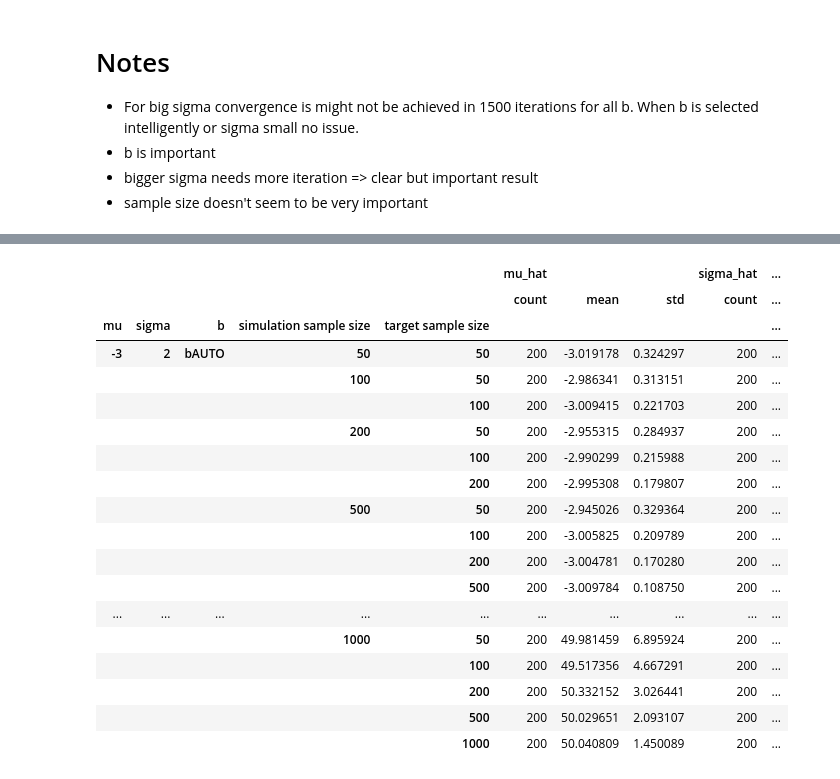
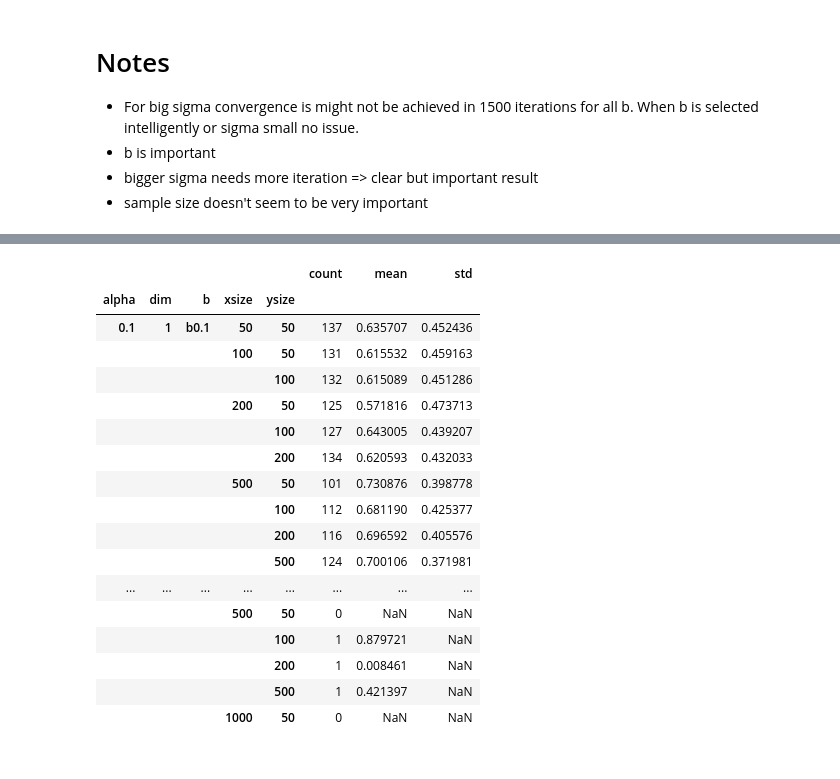
Before and after one commit to GiantDwarf42/master_thesis2, a Jupyter notebook: Logistic_Data_Results.ipynb, the cells around one changed output, grey strips where cells are left out. Drawn from its saved outputs; the diff is of its cells as text; code cells hidden in the pictures.

```diff
--- a/Logistic_Data_Results.ipynb
+++ b/Logistic_Data_Results.ipynb
@@ -7,6 +7,7 @@ import numpy as np
 import pandas as pd
 import matplotlib.pyplot as plt
 import seaborn as sns
+pd.set_option('display.max_rows', 500)
 # %% [markdown]
 # Notes
 
@@ -70,22 +27,27 @@ df_b001
-# %%
-df_bAUTO
-# %% [output]
-|  |  |  |  |  | mu_hat |  |  | sigma_hat | ... |
-|  |  |  |  |  | count | mean | std | count | ... |
-| mu | sigma | b | simulation sample size | target sample size |  |  |  |  | ... |
-| -3 | 2 | bAUTO | 50 | 50 | 200 | -3.019178 | 0.324297 | 200 | ... |
-|  |  |  | 100 | 50 | 200 | -2.986341 | 0.313151 | 200 | ... |
-|  |  |  |  | 100 | 200 | -3.009415 | 0.221703 | 200 | ... |
-|  |  |  | 200 | 50 | 200 | -2.955315 | 0.284937 | 200 | ... |
-|  |  |  |  | 100 | 200 | -2.990299 | 0.215988 | 200 | ... |
-|  |  |  |  | 200 | 200 | -2.995308 | 0.179807 | 200 | ... |
-|  |  |  | 500 | 50 | 200 | -2.945026 | 0.329364 | 200 | ... |
-|  |  |  |  | 100 | 200 | -3.005825 | 0.209789 | 200 | ... |
-|  |  |  |  | 200 | 200 | -3.004781 | 0.170280 | 200 | ... |
-|  |  |  |  | 500 | 200 | -3.009784 | 0.108750 | 200 | ... |
-| ... | ... | ... | ... | ... | ... | ... | ... | ... | ... |
-|  |  |  | 1000 | 50 | 200 | 49.981459 | 6.895924 | 200 | ... |
-|  |  |  |  | 100 | 200 | 49.517356 | 4.667291 | 200 | ... |
-|  |  |  |  | 200 | 200 | 50.332152 | 3.026441 | 200 | ... |
-|  |  |  |  | 500 | 200 | 50.029651 | 2.093107 | 200 | ... |
-|  |  |  |  | 1000 | 200 | 50.040809 | 1.450089 | 200 | ... |
+# %%
+# Combine the two levels of the column MultiIndex into a single level
+df_b01.columns = ['_'.join(filter(None, col)).strip() for col in df_b01.columns.values]
+
+# Remove the prefix 'alpha_hat_' from the relevant columns
+df_b01.columns = [col.replace('alpha_hat_', '') for col in df_b01.columns]
+
+df_b01.set_index(["alpha", "dim", "b", "xsize", "ysize"])
+# %% [output]
+|  |  |  |  |  | count | mean | std |
+| alpha | dim | b | xsize | ysize |  |  |  |
+| 0.1 | 1 | b0.1 | 50 | 50 | 137 | 0.635707 | 0.452436 |
+|  |  |  | 100 | 50 | 131 | 0.615532 | 0.459163 |
+|  |  |  |  | 100 | 132 | 0.615089 | 0.451286 |
+|  |  |  | 200 | 50 | 125 | 0.571816 | 0.473713 |
+|  |  |  |  | 100 | 127 | 0.643005 | 0.439207 |
+|  |  |  |  | 200 | 134 | 0.620593 | 0.432033 |
+|  |  |  | 500 | 50 | 101 | 0.730876 | 0.398778 |
+|  |  |  |  | 100 | 112 | 0.681190 | 0.425377 |
+|  |  |  |  | 200 | 116 | 0.696592 | 0.405576 |
+|  |  |  |  | 500 | 124 | 0.700106 | 0.371981 |
+| ... | ... | ... | ... | ... | ... | ... | ... |
+|  |  |  | 500 | 50 | 0 | NaN | NaN |
+|  |  |  |  | 100 | 1 | 0.879721 | NaN |
+|  |  |  |  | 200 | 1 | 0.008461 | NaN |
+|  |  |  |  | 500 | 1 | 0.421397 | NaN |
+|  |  |  | 1000 | 50 | 0 | NaN | NaN |
```
Also changed, not shown: parts of 4 cells of this notebook.
